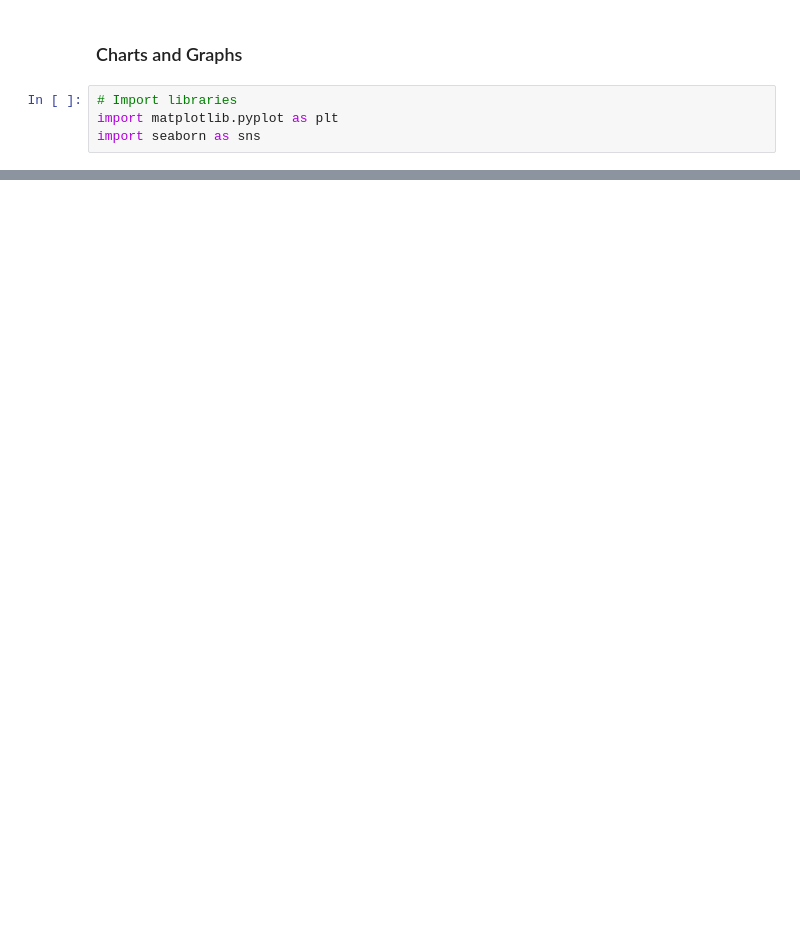
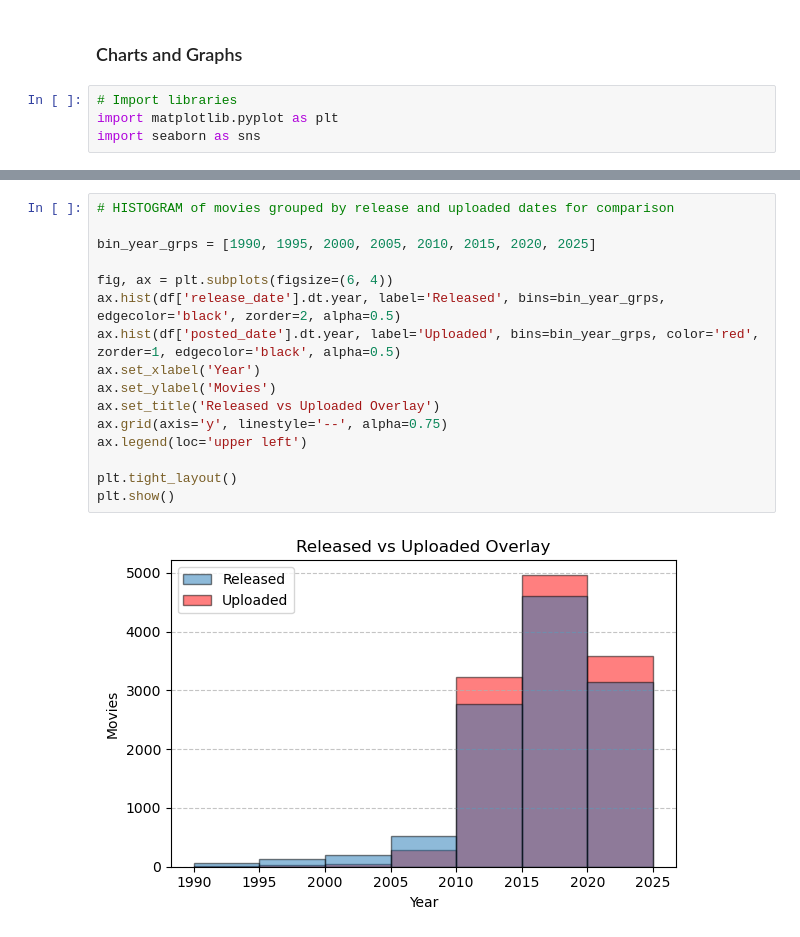
Before and after one commit to baclausen/ddi-midterm, a Jupyter notebook: notebooks/midterm_nb.ipynb, the cells around one changed output, grey strips where cells are left out. Cells and saved outputs as stored; diff of their text form; blank space fills up the shorter version.

```diff
--- a/notebooks/midterm_nb.ipynb
+++ b/notebooks/midterm_nb.ipynb
@@ -205,0 +214,18 @@ import seaborn as sns
+# %%
+# HISTOGRAM of movies grouped by release and uploaded dates for comparison
+
+bin_year_grps = [1990, 1995, 2000, 2005, 2010, 2015, 2020, 2025]
+
+fig, ax = plt.subplots(figsize=(6, 4))
+ax.hist(df['release_date'].dt.year, label='Released', bins=bin_year_grps, edgecolor='black', zorder=2, alpha=0.5)
+ax.hist(df['posted_date'].dt.year, label='Uploaded', bins=bin_year_grps, color='red', zorder=1, edgecolor='black', alpha=0.5)
+ax.set_xlabel('Year')
+ax.set_ylabel('Movies')
+ax.set_title('Released vs Uploaded Overlay')
+ax.grid(axis='y', linestyle='--', alpha=0.75)
+ax.legend(loc='upper left')
+
+plt.tight_layout()
+plt.show()
+# %% [output]
+[figure, added]
```
Also changed, not shown: parts of 5 cells of this notebook, 5 other files.
